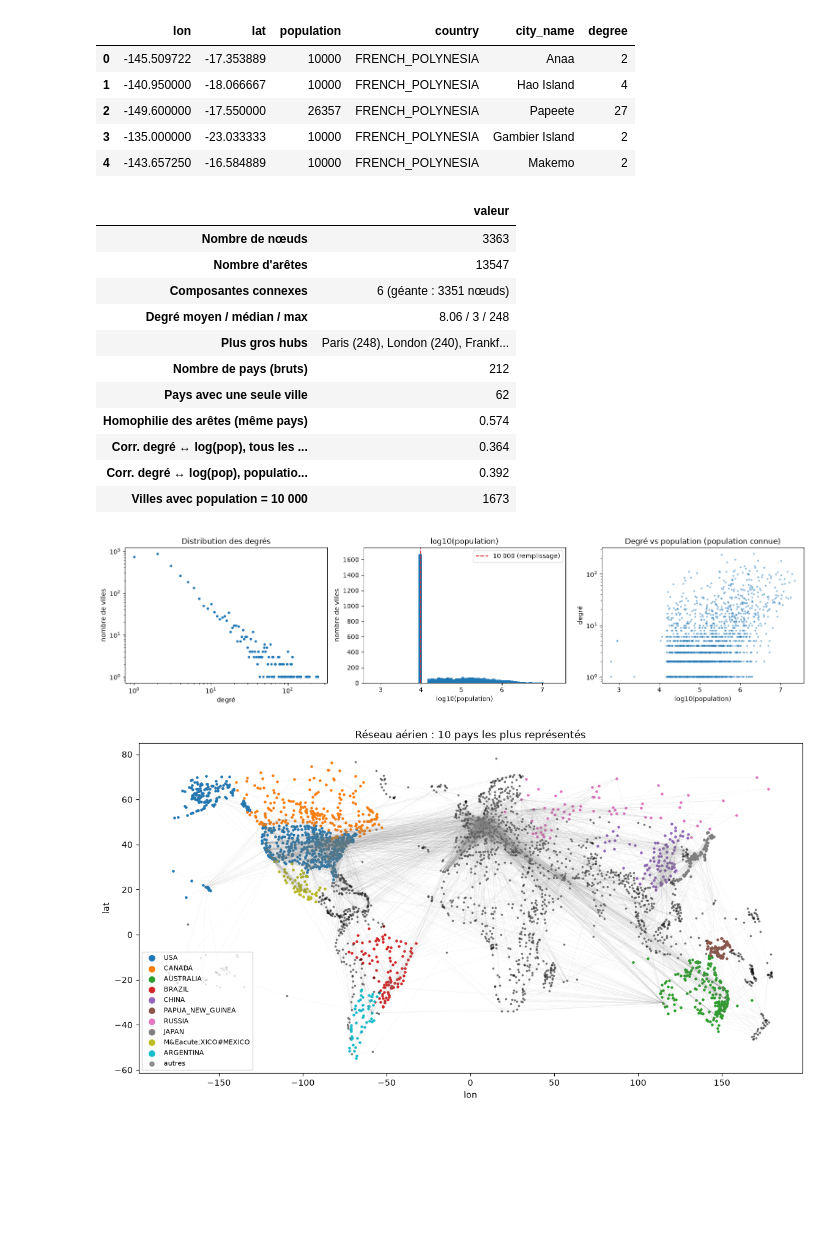
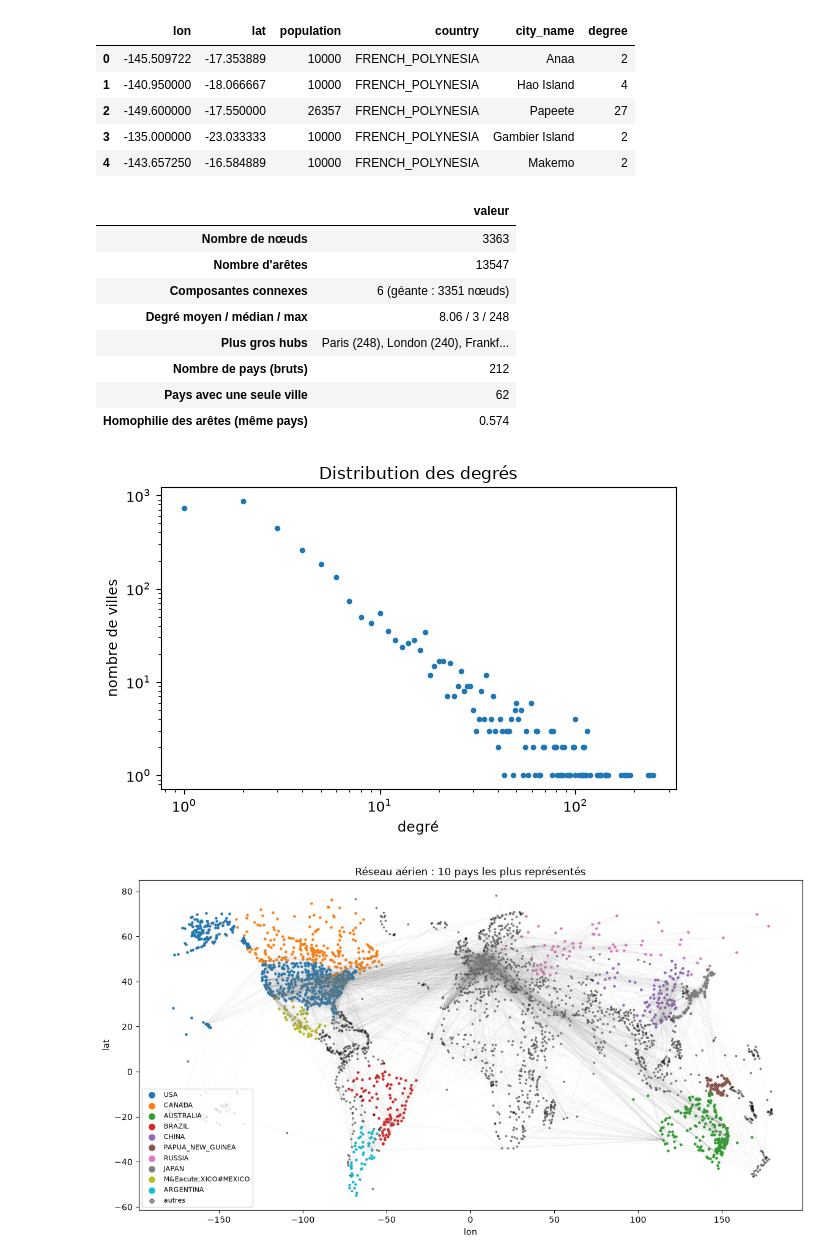
Before and after one commit to AmineBnh21/Classification-Project, a Jupyter notebook: main.ipynb, the cells around one changed output. Cells and saved outputs as stored; diff of their text form; code cells hidden in the pictures; blank space fills up the shorter version.

```diff
--- a/main.ipynb
+++ b/main.ipynb
@@ -67,7 +66,6 @@ comps = sorted(nx.connected_components(G), key=len, reverse=True)
 deg = raw["degree"]
 country_counts = raw["country"].value_counts()
 same_country = np.mean([attrs[u]["country"] == attrs[v]["country"] for u, v in G.edges])
-known = raw["population"] != FILLER_POP
 
 stats = {
     "Nombre de nœuds": N,
@@ -79,11 +77,6 @@ stats = {
     "Nombre de pays (bruts)": raw["country"].nunique(),
     "Pays avec une seule ville": int((country_counts == 1).sum()),
     "Homophilie des arêtes (même pays)": round(same_country, 3),
-    "Corr. degré ↔ log(pop), tous les nœuds":
-        round(np.corrcoef(deg, np.log10(raw["population"]))[0, 1], 3),
-    "Corr. degré ↔ log(pop), population connue":
-        round(np.corrcoef(deg[known], np.log10(raw.loc[known, "population"]))[0, 1], 3),
-    "Villes avec population = 10 000": int((~known).sum()),
 }
 pd.Series(stats, name="valeur").to_frame()
 # %% [output]
@@ -96,33 +89,16 @@ pd.Series(stats, name="valeur").to_frame()
 | Nombre de pays (bruts) | 212 |
 | Pays avec une seule ville | 62 |
 | Homophilie des arêtes (même pays) | 0.574 |
-| Corr. degré ↔ log(pop), tous les ... | 0.364 |
-| Corr. degré ↔ log(pop), populatio... | 0.392 |
-| Villes avec population = 10 000 | 1673 |
 # %%
-fig, axes = plt.subplots(1, 3, figsize=(16, 4))
-
-# Distribution des degrés (log-log)
+fig, ax = plt.subplots(figsize=(6, 4))
 vc = deg.value_counts().sort_index()
-axes[0].loglog(vc.index, vc.values, "o", ms=3)
-axes[0].set(title="Distribution des degrés", xlabel="degré", ylabel="nombre de villes")
-
-# Population : pic à 10 000 (valeur de remplissage)
-axes[1].hist(np.log10(raw["population"]), bins=60)
-axes[1].axvline(4, color="C3", ls="--", label="10 000 (remplissage)")
-axes[1].set(title="log10(population)", xlabel="log10(population)", ylabel="nombre de villes")
-axes[1].legend()
-
-# Degré vs population (nœuds à population connue)
-axes[2].scatter(np.log10(raw.loc[known, "population"]), deg[known], s=4, alpha=.4)
-axes[2].set(yscale="log", title="Degré vs population (population connue)",
-            xlabel="log10(population)", ylabel="degré")
-
+ax.loglog(vc.index, vc.values, "o", ms=3)
+ax.set(title="Distribution des degrés", xlabel="degré", ylabel="nombre de villes")
 plt.tight_layout()
-plt.savefig(FIG_DIR / "01_degree_population.png", dpi=120)
+plt.savefig(FIG_DIR / "01_degree.png", dpi=120)
 plt.show()
 # %% [output]
-[figure, old version]
+[figure, new version]
 # %%
 fig, ax = plt.subplots(figsize=(14, 7))
 edges = np.array(G.edges)
```
Also changed, not shown: parts of 25 cells of this notebook, 20 other files.
